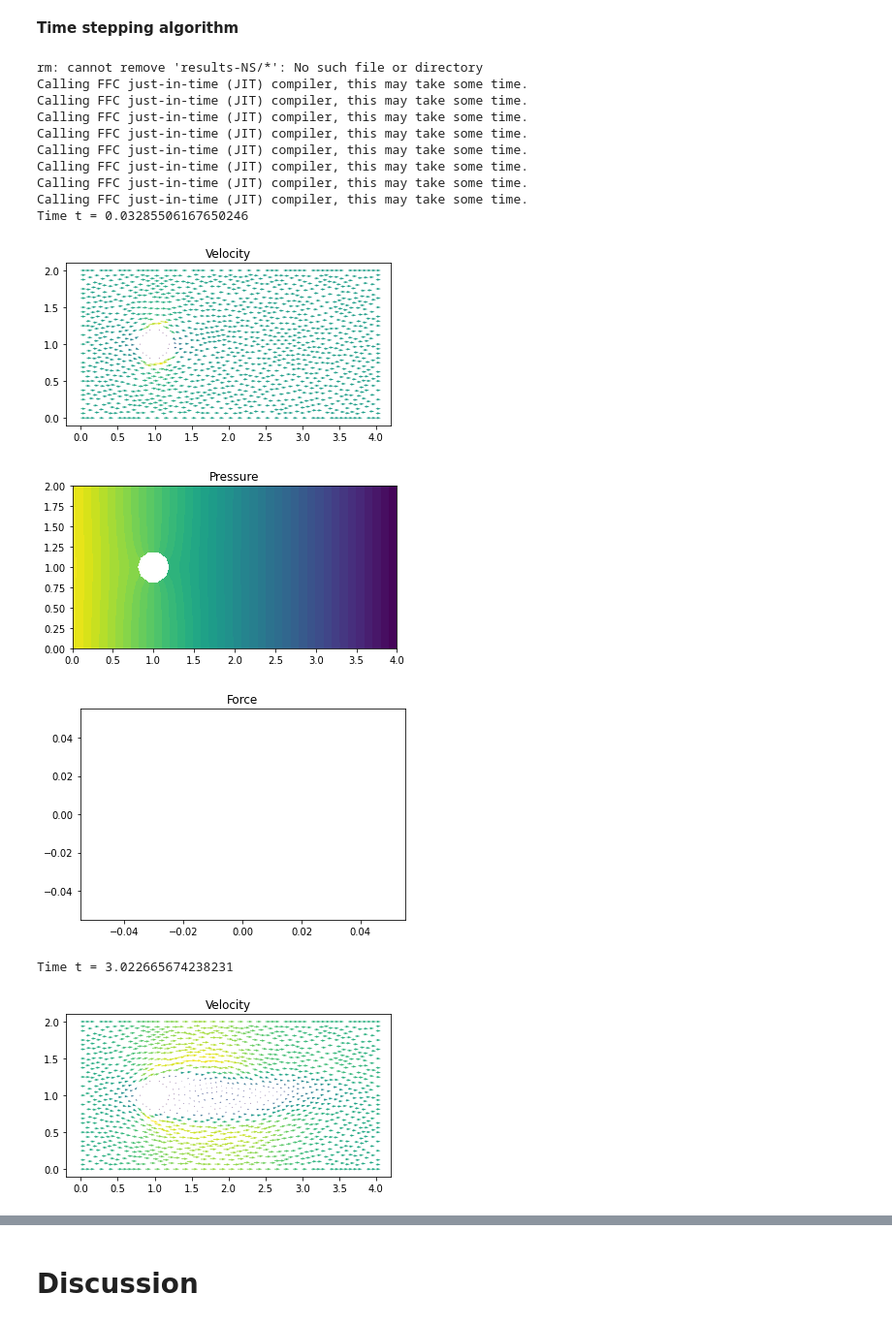
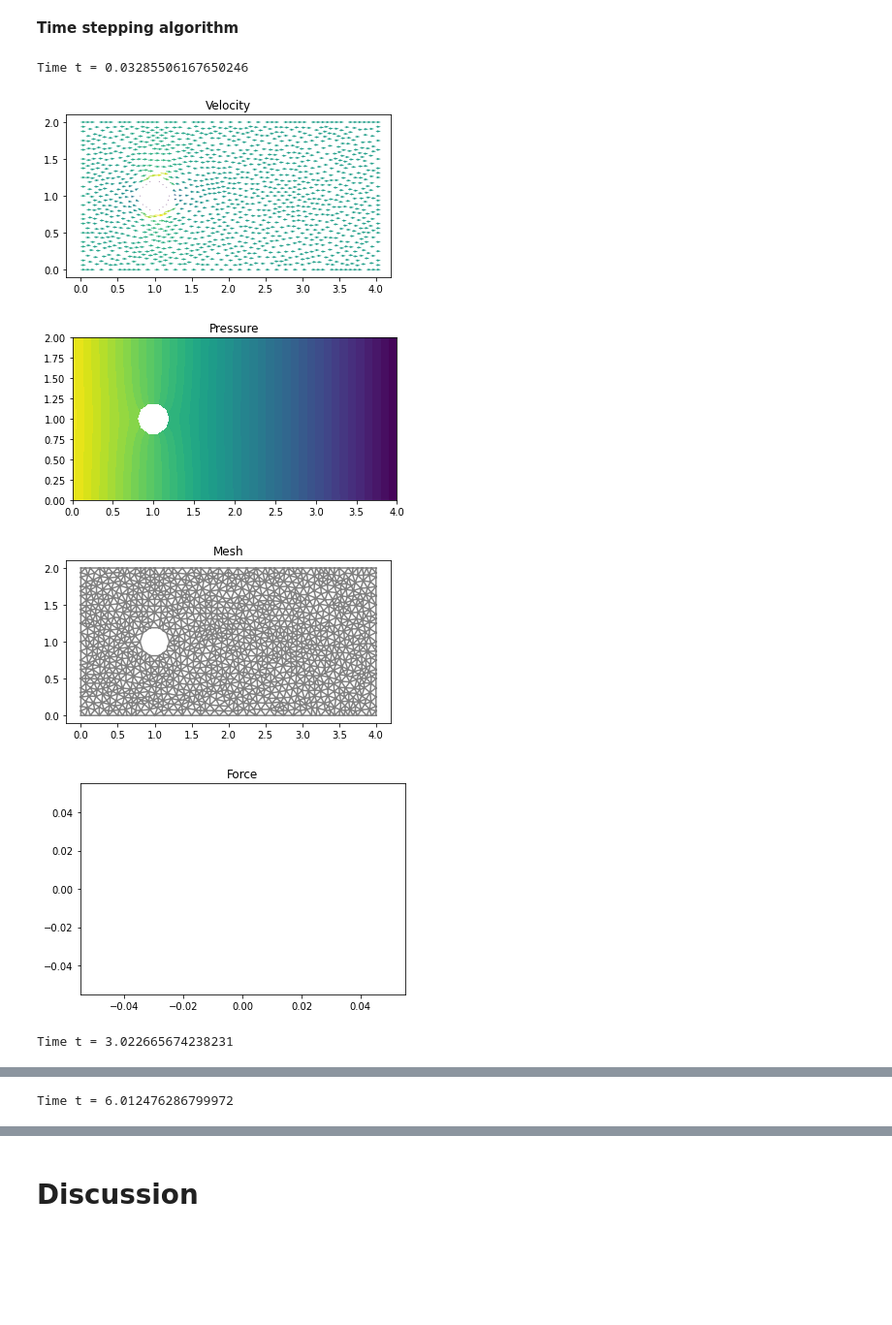
Before and after one commit to johanhoffman/DD2365_VT21, a Jupyter notebook: template-report-Navier-Stokes-ALE.ipynb, the cells around one changed output, grey strips where cells are left out. Shown at 97% size. Cells and saved outputs as stored; diff of their text form; code cells hidden in the pictures; blank space fills up the shorter version.

```diff
--- a/template-report-Navier-Stokes-ALE.ipynb
+++ b/template-report-Navier-Stokes-ALE.ipynb
@@ -257,6 +254,13 @@ u1 = Function(V)
 p0 = Function(Q)
 p1 = Function(Q)
 
+# Define mesh velocity
+#w = Function(V)
+amp_x = 0.0
+amp_y = 1.0e-3
+freq = 0.1
+w = Expression(("amp_x*sin(2.0*pi*t*freq)*sin(pi*x[0]/L)","amp_y*sin(2.0*pi*t*freq)*sin(pi*x[1]/H)"), L=L, H=H, t=t, amp_x=amp_x, amp_y=amp_y, freq=freq, element = V.ufl_element())
+
 # Set parameters for nonlinear and lienar solvers
 num_nnlin_iter = 5
 prec = "amg" if has_krylov_solver_preconditioner("amg") else "default"
@@ -279,21 +283,21 @@ um = 0.5*(u + u0)
 um1 = 0.5*(u1 + u0)
 
 # Momentum variational equation on residual form
-Fu = inner((u - u0)/dt + grad(um)*um1, v)*dx - p1*div(v)*dx + nu*inner(grad(um), grad(v))*dx \
-    + d1*inner((u - u0)/dt + grad(um)*um1 + grad(p1), grad(v)*um1)*dx + d2*div(um)*div(v)*dx
+Fu = inner((u - u0)/dt + grad(um)*(um1-w/dt), v)*dx - p1*div(v)*dx + nu*inner(grad(um), grad(v))*dx \
+    + d1*inner((u - u0)/dt + grad(um)*(um1-w/dt) + grad(p1), grad(v)*(um1-w/dt))*dx + d2*div(um)*div(v)*dx
 au = lhs(Fu)
 Lu = rhs(Fu)
 
 # Continuity variational equation on residual form
-Fp = d1*inner((u1 - u0)/dt + grad(um1)*um1 + grad(p), grad(q))*dx + div(um1)*q*dx
+Fp = d1*inner((u1 - u0)/dt + grad(um1)*(um1-w/dt) + grad(p), grad(q))*dx + div(um1)*q*dx
 ap = lhs(Fp)
 Lp = rhs(Fp)
 # %% [markdown]
 **Compute force on boundary**
 # %%
 # Define the direction of the force to be computed
-phi_x = 0.0
-phi_y = 1.0
+phi_x = 1.0
+phi_y = 0.0
 
 #psi_expression = Expression(("0.0","pow(x[0]-0.5,2.0) + pow(x[1]-1.0,2.0) - pow(0.2,2.0) < 1.e-5 ? 1. : 0."), element = V.ufl_element())
 psi_expression = Expression(("near(pow(x[0]-xc,2.0) + pow(x[1]-yc,2.0) - pow(rc,2.0), 0.0) ? phi_x : 0.","near(pow(x[0]-xc,2.0) + pow(x[1]-yc,2.0) - pow(rc,2.0), 0.0) ? phi_y : 0."), xc=xc, yc=yc, rc=rc, phi_x=phi_x, phi_y=phi_y, element = V.ufl_element())
@@ -332,6 +336,7 @@ start_sample_time = 1.0
 # Time stepping
 T = 30
 t = dt
+
 while t < T + DOLFIN_EPS:
 
     #s = 'Time t = ' + repr(t)
@@ -339,6 +344,9 @@ while t < T + DOLFIN_EPS:
 
     pin.t = t
     #uin.t = t
+
+    w.t = t
+    ALE.move(mesh, w)
 
     # Solve non-linear problem
     k = 0
@@ -378,42 +386,36 @@ while t < T + DOLFIN_EPS:
         # Save solution to file
         file_u << u1
         file_p << p1
 
         # Plot solution
         plt.figure()
         plot(u1, title="Velocity")
 
         plt.figure()
         plot(p1, title="Pressure")
 
+        plt.figure()
+        plot(mesh, title="Mesh")
+
         plot_time += T/plot_freq
 
         plt.show()
 
         plt.figure()
         plt.title("Force")
         plt.plot(time, force_array)
         plt.show()
 
     # Update time step
     u0.assign(u1)
     t += dt
 
 #!tar -czvf results-NS.tar.gz results-NS
 #files.download('results-NS.tar.gz')
 # %% [output]
-rm: cannot remove 'results-NS/*': No such file or directory
-Calling FFC just-in-time (JIT) compiler, this may take some time.
-Calling FFC just-in-time (JIT) compiler, this may take some time.
-Calling FFC just-in-time (JIT) compiler, this may take some time.
-Calling FFC just-in-time (JIT) compiler, this may take some time.
-Calling FFC just-in-time (JIT) compiler, this may take some time.
-Calling FFC just-in-time (JIT) compiler, this may take some time.
-Calling FFC just-in-time (JIT) compiler, this may take some time.
-Calling FFC just-in-time (JIT) compiler, this may take some time.
 Time t = 0.03285506167650246
 [figure]
 [figure]
-[figure, old version]
+[figure, new version]
+[figure, new version]
 Time t = 3.022665674238231
-[figure, old version]
@@ -424,0 +426 @@ Time t = 6.012476286799972
+Time t = 6.012476286799972
```
Also changed, not shown: parts of 6 cells of this notebook.
